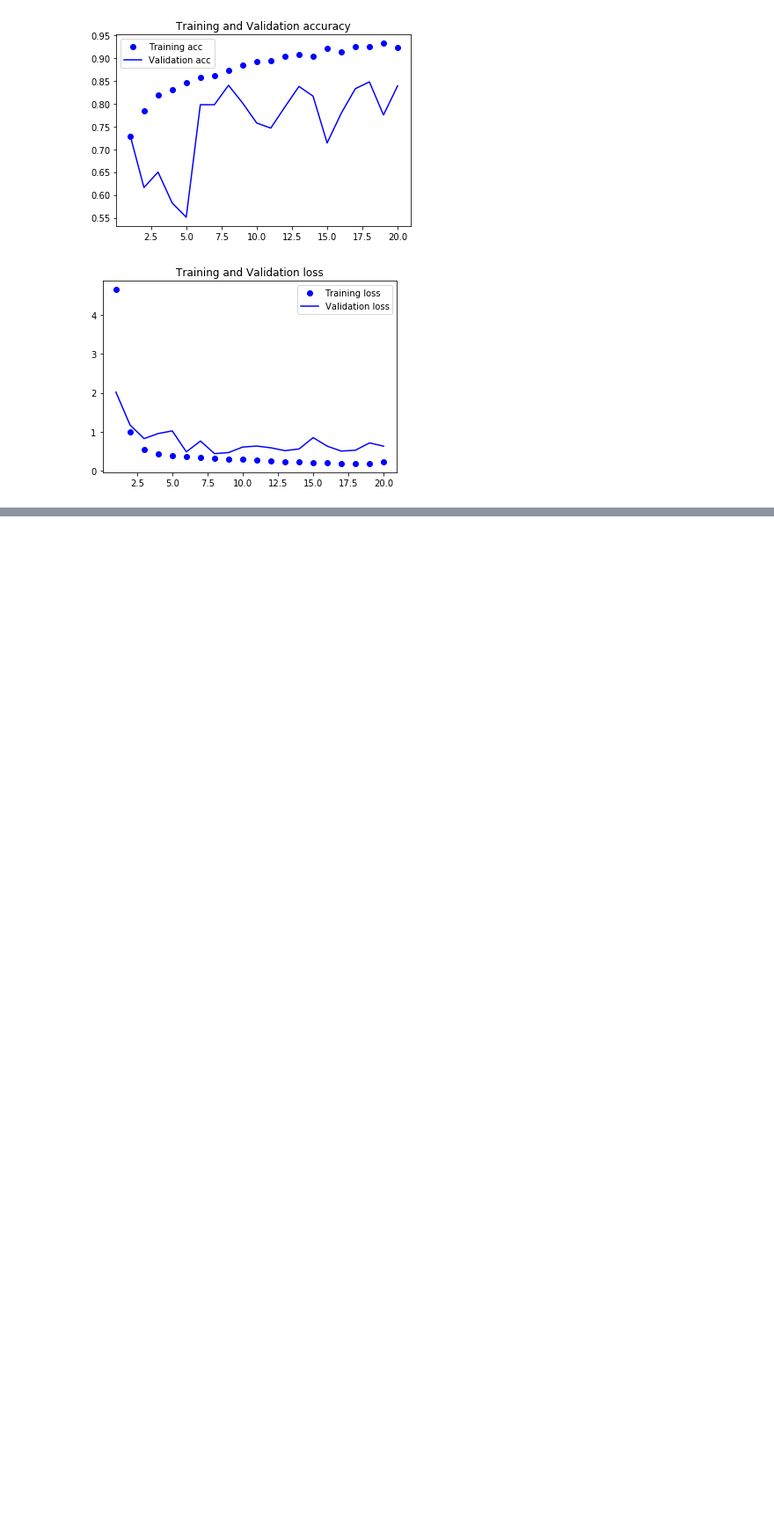
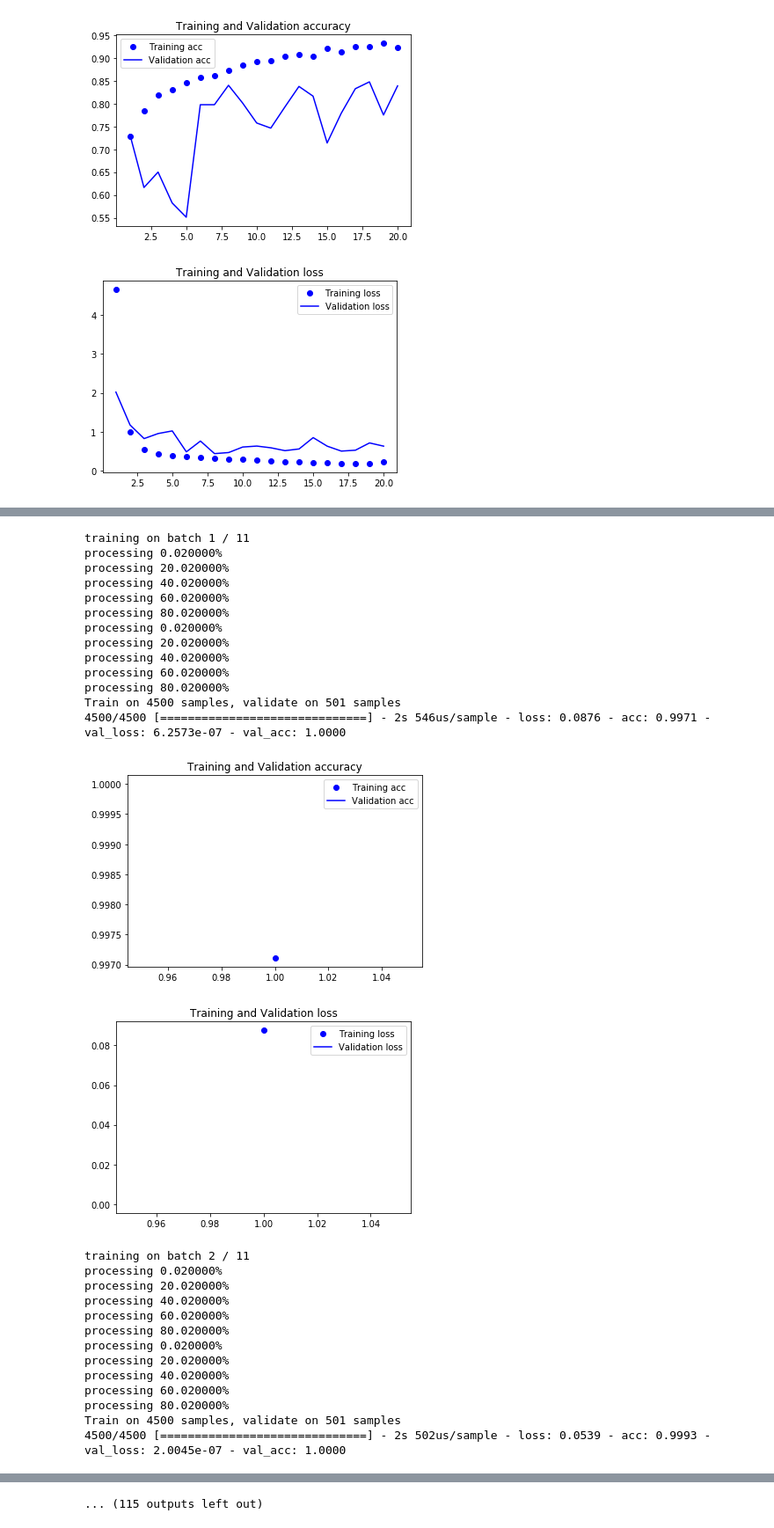
Before and after one commit to TIANBOQIU/AppliedDeepLearning, a Jupyter notebook: DL_final_Part2_2.ipynb, the cells around one changed output, grey strips where cells are left out. Shown at 88% size. Saved outputs shown, nothing was run; the diff lists cells and outputs as text; code cells hidden in the pictures; blank space fills up the shorter version.

```diff
--- a/DL_final_Part2_2.ipynb
+++ b/DL_final_Part2_2.ipynb
@@ -354,0 +613,30 @@ def _train_on_batch(batch_size=2000)
+# %%
+import gc
+def _train_on_batch2(batch_size=2000):
+  for i in range(0, len(normal), batch_size):
+    print('training on batch {} / {}'.format(i//batch_size+1, len(normal)//batch_size))
+    batch = slice(i, i + batch_size)
+    for i, loc in enumerate(tumor[batch]):
+      images = []
+      labels = []
+      patch = get_patch2(slide, *loc, 299, 299, 4)
+      images.append(patch)
+      labels.append(1)
+      if i % 1000 == 0: print('processing {:<2f}%'.format(100 *(i + 1) / batch_size ))
+    for i, loc in enumerate(normal[batch]):
+      patch = get_patch2(slide, *loc, 299, 299, 4)
+      images.append(patch)
+      labels.append(0)
+      if i % 1000 == 0: print('processing {:<2f}%'.format(100 *(i + 1) / batch_size ))
+    images = np.array(images)
+    labels = np.array(labels)
+    features = conv_base.predict(images)
+    train_features = np.reshape(features, (len(features), -1))
+    del features
+    history = model.fit(train_features, labels, epochs=1, batch_size=128, validation_split=0.1)
+    plot_history(history)
+    save_dir = '/content/gdrive/My Drive/DeepLearning/datasets/DL_final/models/model_third_batch{}.h5'.format(i+1)
+    model.save(save_dir)
+    del images
+    del labels
+    del train_features
@@ -354,0 +645,33 @@ def _train_on_batch(batch_size=2000)
+# %%
+EPOCHS = 5
+for epoch in range(EPOCHS):
+  _train_on_batch2(batch_size=5000)
+# %% [output]
+training on batch 1 / 11
+processing 0.020000%
+processing 20.020000%
+processing 40.020000%
+processing 60.020000%
+processing 80.020000%
+processing 0.020000%
+processing 20.020000%
+processing 40.020000%
+processing 60.020000%
+processing 80.020000%
+Train on 4500 samples, validate on 501 samples
+4500/4500 [==============================] - 2s 546us/sample - loss: 0.0876 - acc: 0.9971 - val_loss: 6.2573e-07 - val_acc: 1.0000
+[figure, added]
+[figure, added]
+training on batch 2 / 11
+processing 0.020000%
+processing 20.020000%
+processing 40.020000%
+processing 60.020000%
+processing 80.020000%
+processing 0.020000%
+processing 20.020000%
+processing 40.020000%
+processing 60.020000%
+processing 80.020000%
+Train on 4500 samples, validate on 501 samples
+4500/4500 [==============================] - 2s 502us/sample - loss: 0.0539 - acc: 0.9993 - val_loss: 2.0045e-07 - val_acc: 1.0000
@@ -354,0 +710 @@ def _train_on_batch(batch_size=2000)
+... (115 outputs left out)
```
Also changed, not shown: parts of 37 cells of this notebook.
